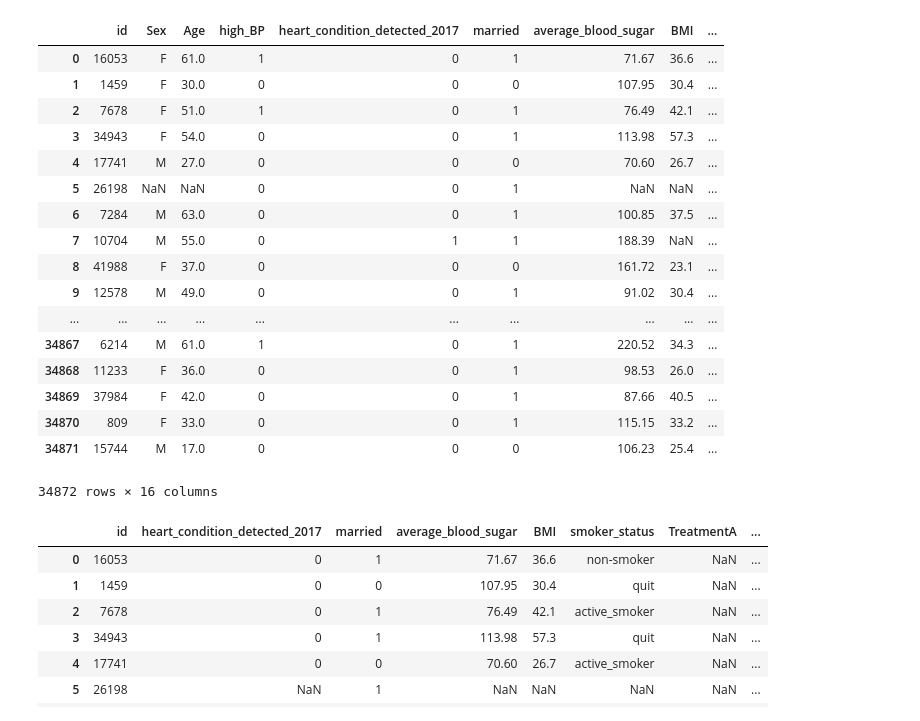
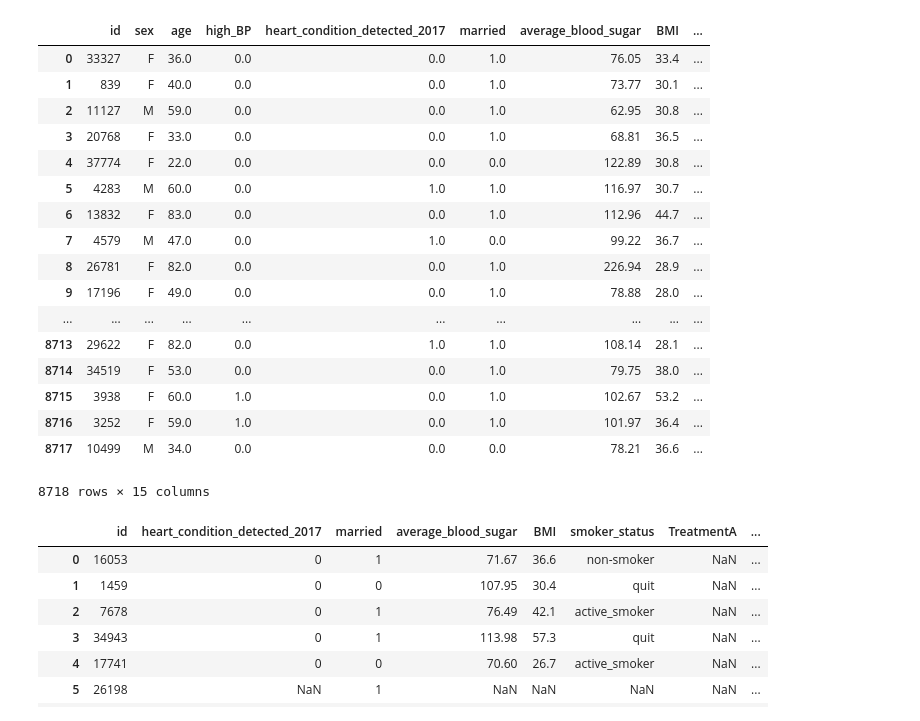
Before and after one commit to benjamin-leung/datasoc-hackathon, a Jupyter notebook: Data Cleaning.ipynb, the cells around one changed output. Cells and saved outputs as stored; diff of their text form; code cells hidden in the pictures.

```diff
--- a/Untitled.ipynb
+++ b/Data Cleaning.ipynb
@@ -2,7 +2,7 @@
 import pandas as pd
 import numpy as np
 
-df = pd.read_csv('data/train.csv')
+df = pd.read_csv('data/test1.csv')
 
 # sa = df["sex and age"].str.split(",", n = 1, expand = True)
 # jsla = df["job_status and living_area"].str.split("?", n = 1, expand = True)
@@ -21,49 +21,49 @@ def swap(ls, j):
 # print(jsla)
 
 for i in range(len(jsla)):
 #     jsla["JOB_STATUS"][i] = str(jsla["JOB_STATUS"][i]).upper()
 #     jsla["LIVING_AREA"][i] = str(jsla[1][i]).upper()
     if(isinstance(jsla["JOB_STATUS"][i], str)):
         if(len(jsla["JOB_STATUS"][i]) != 0):
             if(jsla["JOB_STATUS"][i][0] == "R" or jsla["JOB_STATUS"][i][0] == "C"):
 #                 print(i)
                 swap(jsla, i)
 
 
 
 df.drop(columns = ["JOB_STATUS"], inplace = True)
 df.drop(columns = ["LIVING_AREA"], inplace = True)
 
 df["job_status"] = jsla["JOB_STATUS"]
 df["living_status"] = jsla["LIVING_AREA"]
 
 # df["job_status"]
 # df.head(10)
 
 # print(jsla["JOB_STATUS"][29])
 
 # jsla
 
 df
 
 # print(df["high_BP"].head(50))
 # %% [output]
-|  | id | Sex | Age | high_BP | heart_condition_detected_2017 | married | average_blood_sugar | BMI | ... |
-| 0 | 16053 | F | 61.0 | 1 | 0 | 1 | 71.67 | 36.6 | ... |
-| 1 | 1459 | F | 30.0 | 0 | 0 | 0 | 107.95 | 30.4 | ... |
-| 2 | 7678 | F | 51.0 | 1 | 0 | 1 | 76.49 | 42.1 | ... |
-| 3 | 34943 | F | 54.0 | 0 | 0 | 1 | 113.98 | 57.3 | ... |
-| 4 | 17741 | M | 27.0 | 0 | 0 | 0 | 70.60 | 26.7 | ... |
-| 5 | 26198 | NaN | NaN | 0 | 0 | 1 | NaN | NaN | ... |
-| 6 | 7284 | M | 63.0 | 0 | 0 | 1 | 100.85 | 37.5 | ... |
-| 7 | 10704 | M | 55.0 | 0 | 1 | 1 | 188.39 | NaN | ... |
-| 8 | 41988 | F | 37.0 | 0 | 0 | 0 | 161.72 | 23.1 | ... |
-| 9 | 12578 | M | 49.0 | 0 | 0 | 1 | 91.02 | 30.4 | ... |
+|  | id | sex | age | high_BP | heart_condition_detected_2017 | married | average_blood_sugar | BMI | ... |
+| 0 | 33327 | F | 36.0 | 0.0 | 0.0 | 1.0 | 76.05 | 33.4 | ... |
+| 1 | 839 | F | 40.0 | 0.0 | 0.0 | 1.0 | 73.77 | 30.1 | ... |
+| 2 | 11127 | M | 59.0 | 0.0 | 0.0 | 1.0 | 62.95 | 30.8 | ... |
+| 3 | 20768 | F | 33.0 | 0.0 | 0.0 | 1.0 | 68.81 | 36.5 | ... |
+| 4 | 37774 | F | 22.0 | 0.0 | 0.0 | 0.0 | 122.89 | 30.8 | ... |
+| 5 | 4283 | M | 60.0 | 0.0 | 1.0 | 1.0 | 116.97 | 30.7 | ... |
+| 6 | 13832 | F | 83.0 | 0.0 | 0.0 | 1.0 | 112.96 | 44.7 | ... |
+| 7 | 4579 | M | 47.0 | 0.0 | 1.0 | 0.0 | 99.22 | 36.7 | ... |
+| 8 | 26781 | F | 82.0 | 0.0 | 0.0 | 1.0 | 226.94 | 28.9 | ... |
+| 9 | 17196 | F | 49.0 | 0.0 | 0.0 | 1.0 | 78.88 | 28.0 | ... |
 | ... | ... | ... | ... | ... | ... | ... | ... | ... | ... |
-| 34867 | 6214 | M | 61.0 | 1 | 0 | 1 | 220.52 | 34.3 | ... |
-| 34868 | 11233 | F | 36.0 | 0 | 0 | 1 | 98.53 | 26.0 | ... |
-| 34869 | 37984 | F | 42.0 | 0 | 0 | 1 | 87.66 | 40.5 | ... |
-| 34870 | 809 | F | 33.0 | 0 | 0 | 1 | 115.15 | 33.2 | ... |
-| 34871 | 15744 | M | 17.0 | 0 | 0 | 0 | 106.23 | 25.4 | ... |
+| 8713 | 29622 | F | 82.0 | 0.0 | 1.0 | 1.0 | 108.14 | 28.1 | ... |
+| 8714 | 34519 | F | 53.0 | 0.0 | 0.0 | 1.0 | 79.75 | 38.0 | ... |
+| 8715 | 3938 | F | 60.0 | 1.0 | 0.0 | 1.0 | 102.67 | 53.2 | ... |
+| 8716 | 3252 | F | 59.0 | 1.0 | 0.0 | 1.0 | 101.97 | 36.4 | ... |
+| 8717 | 10499 | M | 34.0 | 0.0 | 0.0 | 0.0 | 78.21 | 36.6 | ... |
-34872 rows × 16 columns
+8718 rows × 15 columns
 # %%
```
Also changed, not shown: parts of 1 cell of this notebook, 4 other files.
